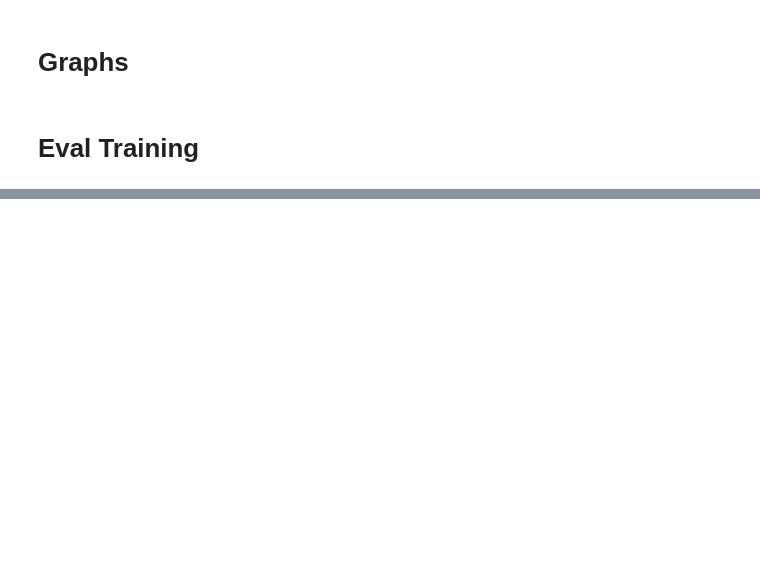
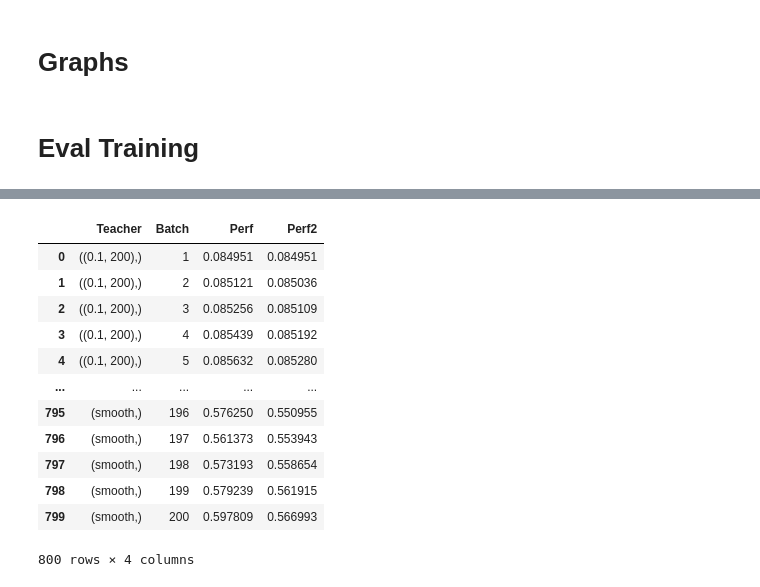
Before and after one commit to saumikn/gymnasium-test, a Jupyter notebook: tree.ipynb, the cells around one changed output, grey strips where cells are left out. Cells and saved outputs as stored; diff of their text form; code cells hidden in the pictures; blank space fills up the shorter version.

```diff
--- a/tree.ipynb
+++ b/tree.ipynb
@@ -440,0 +540,18 @@ def exp(student, verbose=True, n=20):
+# %%
+df2 = df.groupby(['Teacher','Batch']).Perf.mean().reset_index()
+df2['Perf2'] = df2.groupby('Teacher')['Perf'].transform(lambda x: x.rolling(10,1).mean())
+df2
+# %% [output]
+|  | Teacher | Batch | Perf | Perf2 |
+| 0 | ((0.1, 200),) | 1 | 0.084951 | 0.084951 |
+| 1 | ((0.1, 200),) | 2 | 0.085121 | 0.085036 |
+| 2 | ((0.1, 200),) | 3 | 0.085256 | 0.085109 |
+| 3 | ((0.1, 200),) | 4 | 0.085439 | 0.085192 |
+| 4 | ((0.1, 200),) | 5 | 0.085632 | 0.085280 |
+| ... | ... | ... | ... | ... |
+| 795 | (smooth,) | 196 | 0.576250 | 0.550955 |
+| 796 | (smooth,) | 197 | 0.561373 | 0.553943 |
+| 797 | (smooth,) | 198 | 0.573193 | 0.558654 |
+| 798 | (smooth,) | 199 | 0.579239 | 0.561915 |
+| 799 | (smooth,) | 200 | 0.597809 | 0.566993 |
+800 rows × 4 columns
```
Also changed, not shown: parts of 27 cells of this notebook.
